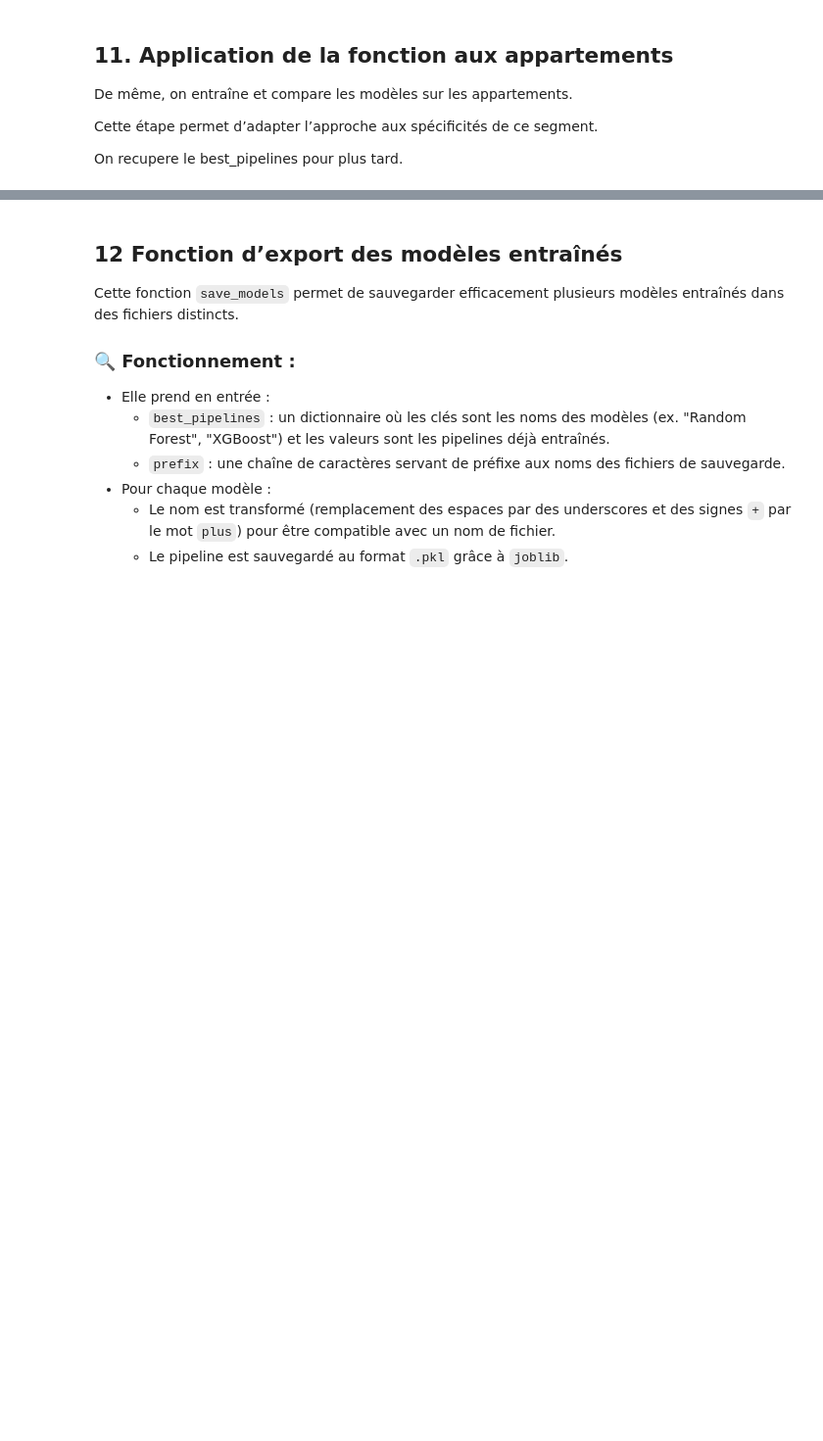
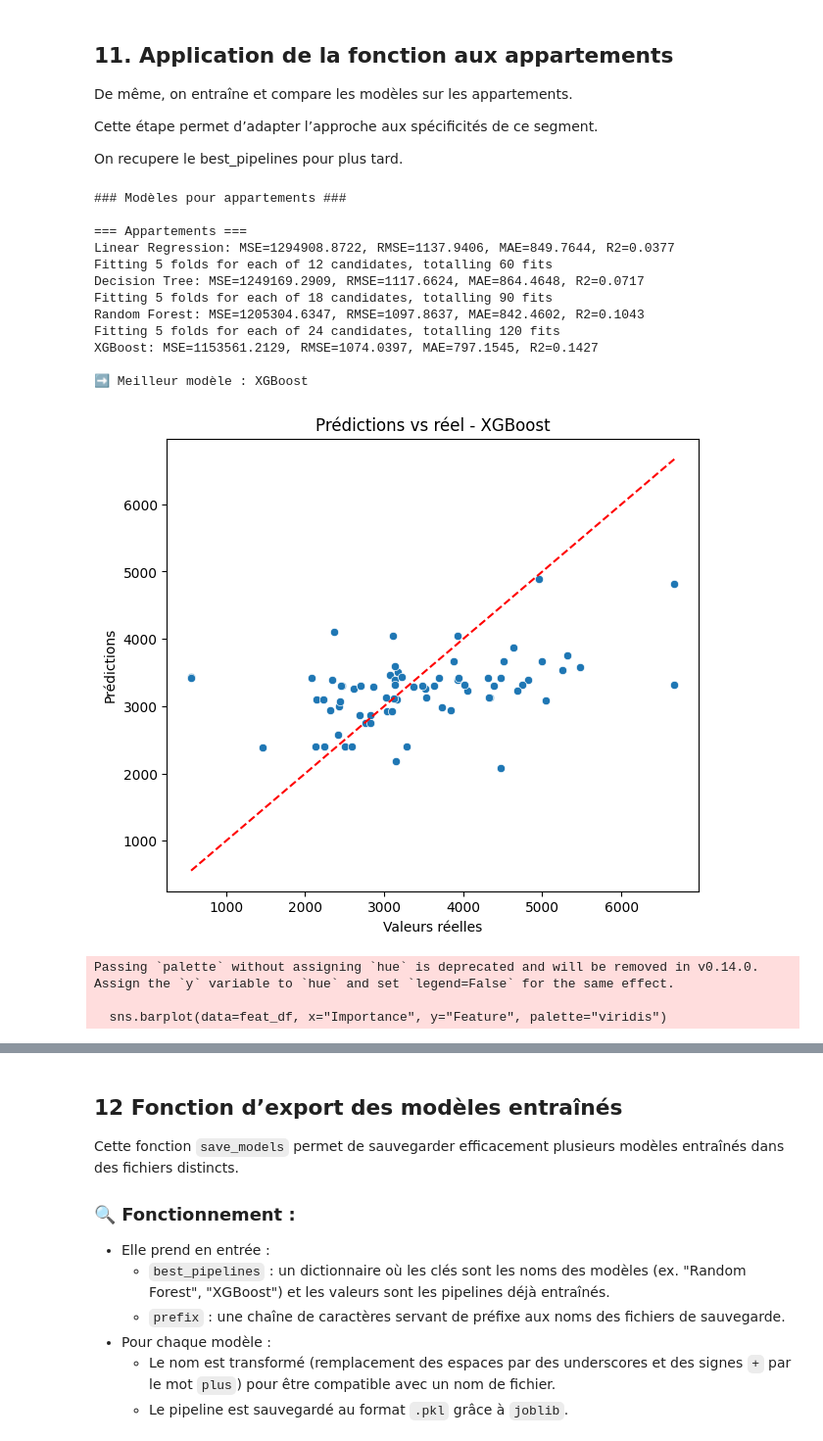
Before and after one commit to benjsant/immoprice_lille_fastapi, a Jupyter notebook: notebooks/phase_1_lille.ipynb, the cells around one changed output, grey strips where cells are left out. Shown: that part at 98% size. Drawn from its saved outputs; the diff is of its cells as text; code cells hidden in the pictures; blank space fills up the shorter version.

```diff
--- a/notebooks/phase_1_lille.ipynb
+++ b/notebooks/phase_1_lille.ipynb
@@ -309,4 +521,24 @@ On recupere le best_pipelines pour plus tard.
 # %%
 # Lancement de l'entraînement et sauvegarde pour les appartements
 print("\n### Modèles pour appartements ###")
-results_df_apparts, best_pipelines_apparts = run_all_models(df_apparts, target, title="Modèles pour appartements")
+feature_apparts=["Surface reelle bati", "Nombre de lots"]
+# Run pour df_appartements
+print("\n=== Appartements ===")
+best_name_appart, best_pipeline_appart, best_result_appart = run_all_models(df_apparts, feature_apparts, target, title="Modèles - Appartements")
+# %% [output]
+### Modèles pour appartements ###
+
+=== Appartements ===
+Linear Regression: MSE=1294908.8722, RMSE=1137.9406, MAE=849.7644, R2=0.0377
+Fitting 5 folds for each of 12 candidates, totalling 60 fits
+Decision Tree: MSE=1249169.2909, RMSE=1117.6624, MAE=864.4648, R2=0.0717
+Fitting 5 folds for each of 18 candidates, totalling 90 fits
+Random Forest: MSE=1205304.6347, RMSE=1097.8637, MAE=842.4602, R2=0.1043
+Fitting 5 folds for each of 24 candidates, totalling 120 fits
+XGBoost: MSE=1153561.2129, RMSE=1074.0397, MAE=797.1545, R2=0.1427
+
+➡️ Meilleur modèle : XGBoost
+[figure, added]
+Passing `palette` without assigning `hue` is deprecated and will be removed in v0.14.0. Assign the `y` variable to `hue` and set `legend=False` for the same effect.
+
+  sns.barplot(data=feat_df, x="Importance", y="Feature", palette="viridis")
```
Also changed, not shown: parts of 18 cells of this notebook, 2 other files.
